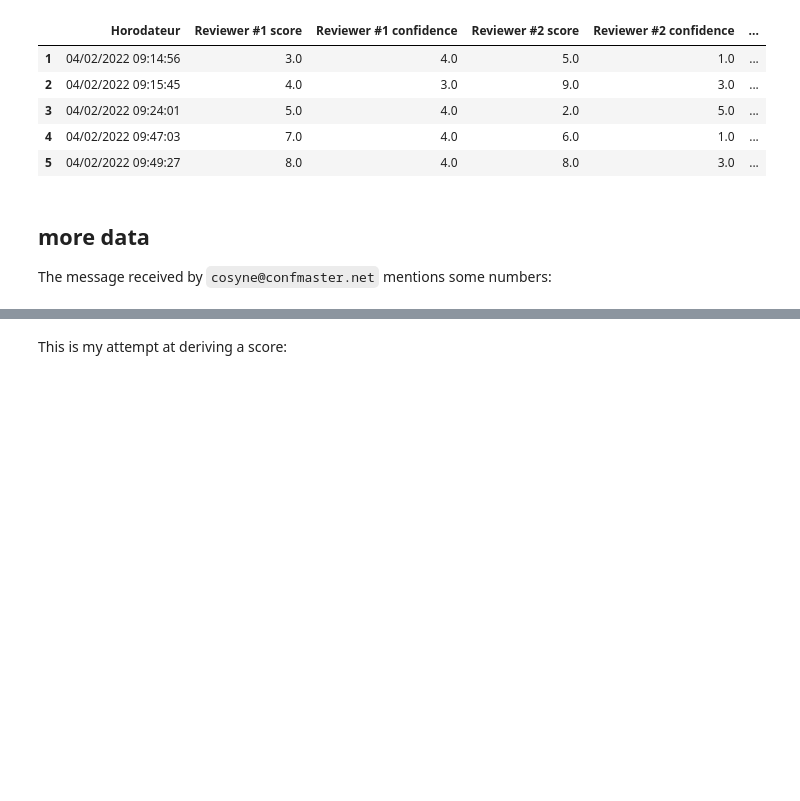
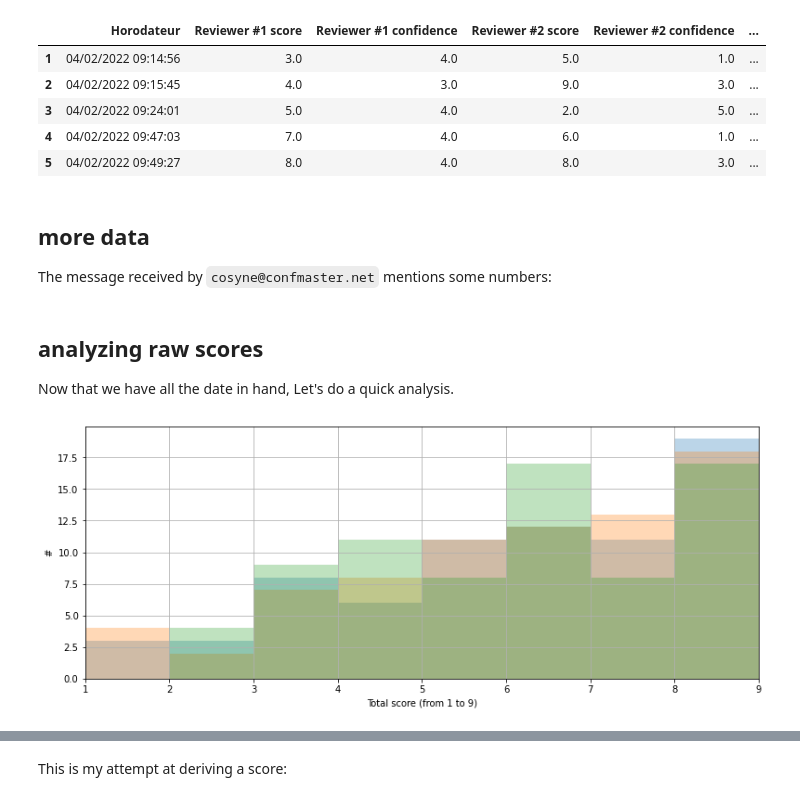
Before and after one commit to laurentperrinet/2022-02-11_COSYNE-scoresheet, a Jupyter notebook: 2022-02-11_COSYNE-scoresheet.ipynb, the cells around one changed output, grey strips where cells are left out. Cells and saved outputs as stored; diff of their text form; code cells hidden in the pictures; blank space fills up the shorter version.

Commit message:
raw plots

```diff
--- a/2022-02-11_COSYNE-scoresheet.ipynb
+++ b/2022-02-11_COSYNE-scoresheet.ipynb
@@ -97,3 +97,17 @@ The message received by `cosyne@confmaster.net` mentions some numbers:
 reviewer_pool = 215
 total_reviews = 2639 # out of 2643 - why is that number of 5 out of 2643 mentionned?
 submitted_abstracts = 881
+# %% [markdown]
+## analyzing raw scores
+
+Now that we have all the date in hand, Let's do a quick analysis.
+# %%
+
+fig, ax = plt.subplots(figsize=(13, 5))
+for i in [1, 2, 3]:
+    ax = score_sheet[f'Reviewer #{i} score'].hist(bins=np.arange(1, 10), ax=ax, alpha=.3)
+ax.set_xlabel('Total score (from 1 to 9)')
+ax.set_xlim(1, 9)
+ax.set_ylabel('#');
+# %% [output]
+[figure, added]
```
Also changed, not shown: parts of 7 cells of this notebook.
